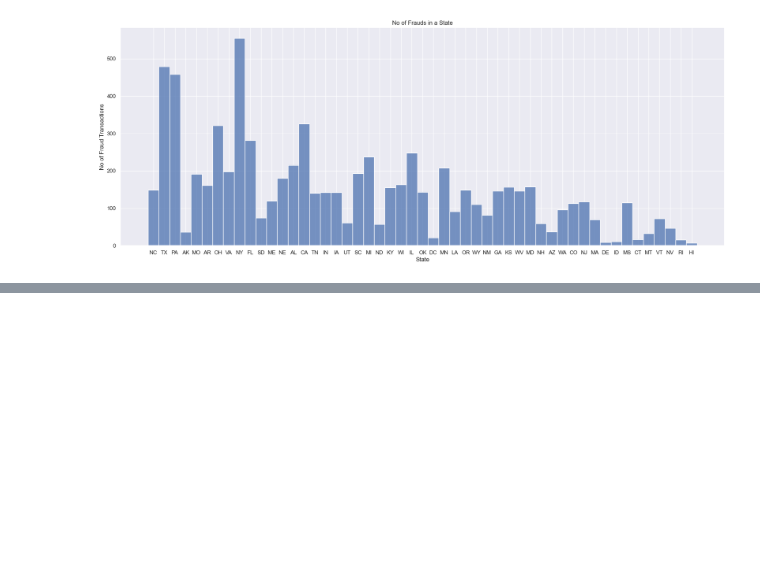
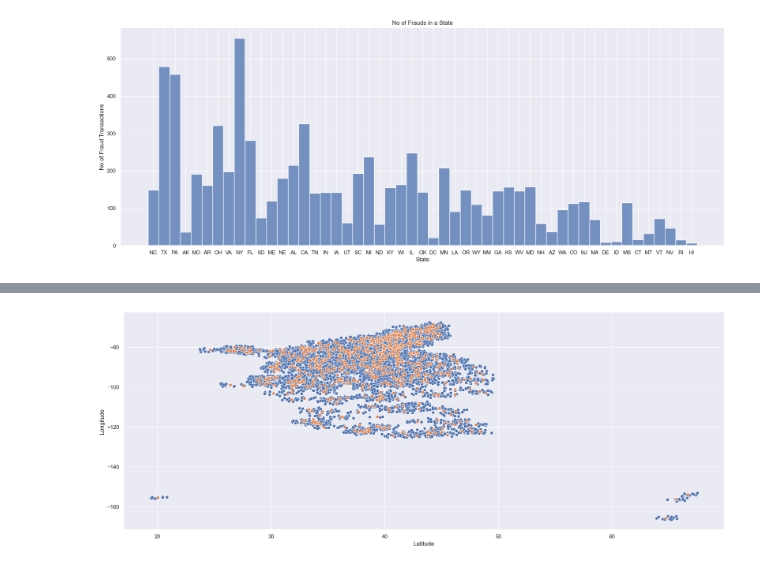
Before and after one commit to ArmaanAmoli/credit-card-fraud-detection, a Jupyter notebook: NoteBooks/dataExploration.ipynb, the cells around one changed output, grey strips where cells are left out. Drawn from its saved outputs; the diff is of its cells as text; code cells hidden in the pictures; blank space fills up the shorter version.

```diff
--- a/NoteBooks/dataExploration.ipynb
+++ b/NoteBooks/dataExploration.ipynb
@@ -128,0 +144,11 @@ plt.show()
+# %%
+fraud_location = data[['lat','long','merch_lat','merch_long','is_fraud']].loc[data['is_fraud']==1]
+
+plt.figure(figsize=(22,8))
+sns.scatterplot(data=fraud_location, x='merch_lat', y='merch_long')
+sns.scatterplot(data=fraud_location, x='lat', y='long')
+plt.xlabel('Latitude')
+plt.ylabel('Longitude')
+plt.show()
+# %% [output]
+[figure, added]
```
Also changed, not shown: parts of 4 cells of this notebook.
